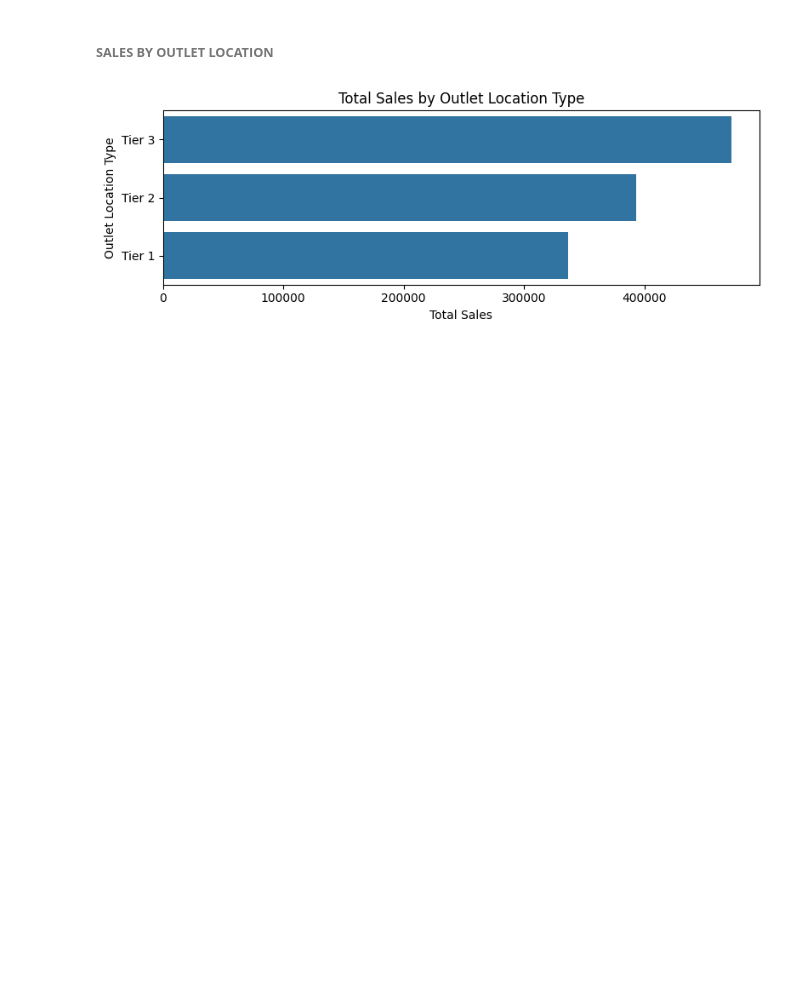
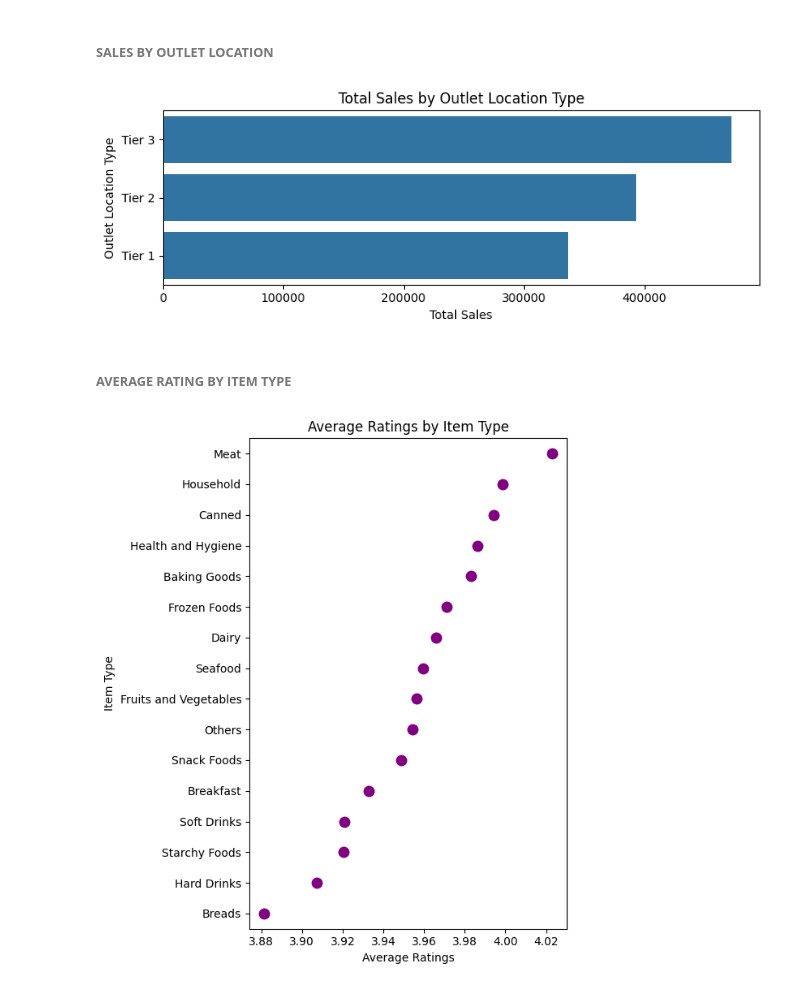
Before and after one commit to Jasika-Kumari/Blinkit-Analysis, a Jupyter notebook: Blinkit.ipynb, the cells around one changed output. Drawn from its saved outputs; the diff is of its cells as text; code cells hidden in the pictures; blank space fills up the shorter version.

Commit message:
analyzed sales as per ratings and average ratings as per item type

```diff
--- a/Blinkit.ipynb
+++ b/Blinkit.ipynb
@@ -192,0 +191,13 @@ _
+# %% [markdown]
+######  **AVERAGE RATING BY ITEM TYPE**
+# %%
+ratings_by_item=df.groupby('Item Type')['Rating'].mean()
+ratings_by_item=ratings_by_item.sort_values(ascending=False)
+plt.figure(figsize=(6, 7))
+sns.stripplot(x=ratings_by_item.values, y=ratings_by_item.index, size=10, color='purple', orient='h')
+plt.title('Average Ratings by Item Type')
+plt.xlabel('Average Ratings')
+plt.tight_layout()
+plt.show()
+# %% [output]
+[figure, added]
```
Also changed, not shown: parts of 3 cells of this notebook.
